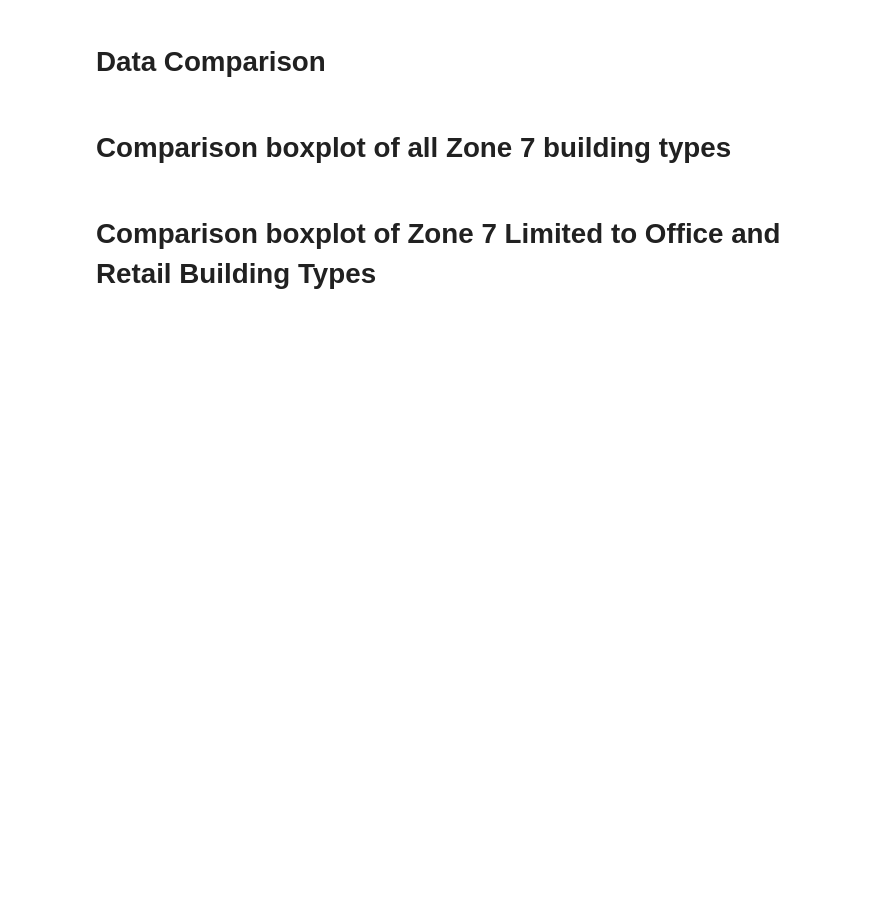
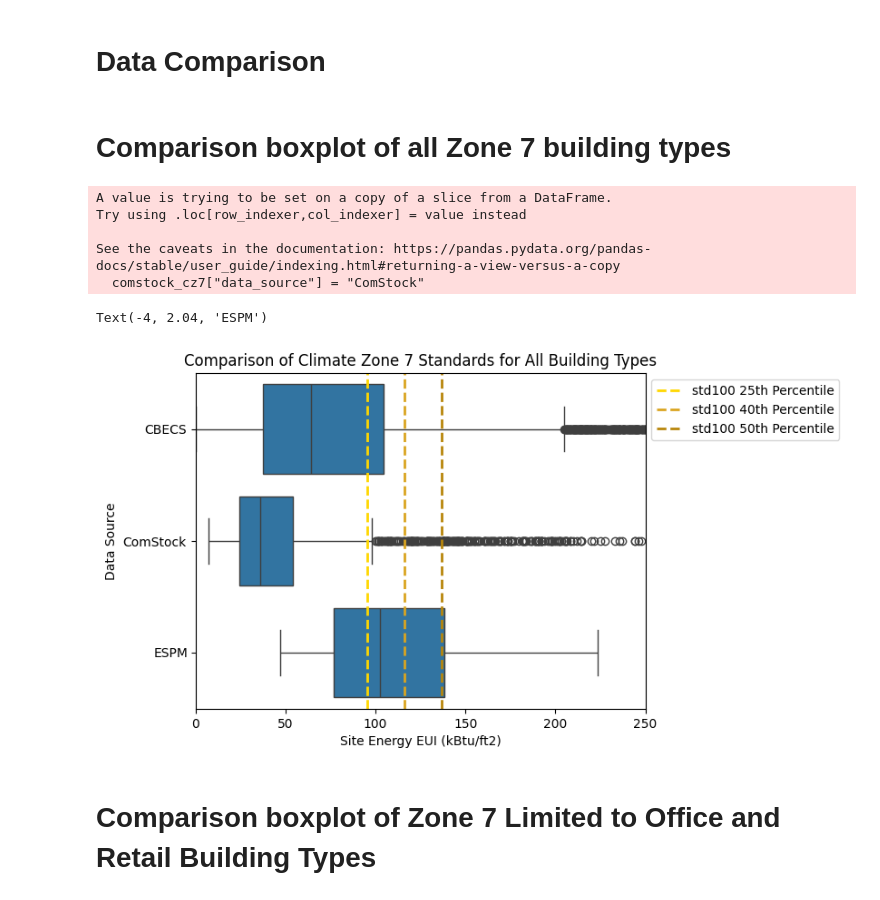
Before and after one commit to SEED-platform/compare-building-data, a Jupyter notebook: analysis.ipynb, the cells around one changed output. Drawn from its saved outputs; the diff is of its cells as text; code cells hidden in the pictures; blank space fills up the shorter version.

```diff
--- a/analysis.ipynb
+++ b/analysis.ipynb
@@ -183,13 +284,13 @@ plt.show()
 # Data Comparison
 # %%
 # Read in std data
-std100_25thPercentile = pd.read_excel(
+std100_25th_percentile = pd.read_excel(
     dataset_path / "std100" / "std100data_percentiles_allclimatezones_allbuildingtypes.xlsx", sheet_name="25thPercentile"
 )
-std100_40thPercentile = pd.read_excel(
+std100_40th_percentile = pd.read_excel(
     dataset_path / "std100" / "std100data_percentiles_allclimatezones_allbuildingtypes.xlsx", sheet_name="40thPercentile"
 )
-std100_50thPercentile = pd.read_excel(
+std100_50th_percentile = pd.read_excel(
     dataset_path / "std100" / "std100data_percentiles_allclimatezones_allbuildingtypes.xlsx", sheet_name="50thPercentile"
 )
 
@@ -206,53 +307,65 @@ espm_data = pd.read_excel(dataset_path / "espm" / "ESPM_allBuildingTypes_AllClim
 #   calculate the total kbtu/ft2 for each building
 #   add in literal column for data_source for union and display in visualization
 #   Filter just to climate zone "Cold or Very Cold" (See lookups.py in the cbecs data folder for additional definitions for different numbers, not the same as climate zone numbers)
 #   Select data needed for union and visualization
 #   Note if needed: PBA is building type
 cbecs2018["EUI _kBTUft2"] = cbecs2018["MFBTU"] / cbecs2018["SQFT"]
 cbecs2018["data_source"] = "CBECS"
 cbecs2018["PUBCLIM"] = 1
-cbecs2018ForComparison = cbecs2018[["data_source", "EUI _kBTUft2"]]
+cbecs2018_for_union = cbecs2018[["data_source", "EUI _kBTUft2"]]
 
 # Comstock Data Handling:
 #   Filter just to climate zone 7 (very cold)
 #   add in literal column for data_source for union and display in visualization
 #   Select data needed for union and visualization
 #   Rename columns for union
 #   Note if needed: in.comstock_building_type is building type for comstock data;
 comstock_cz7 = df_all[df_all["in.ashrae_iecc_climate_zone_2006"].str.contains("7")]
-comstock_cz7["data_source"] = "COMSTOCK"
-comstockForComparison = comstock_cz7[["data_source", "out.site_energy.total.energy_consumption_intensity"]]
-comstockForComparison = comstockForComparison.rename(columns={"out.site_energy.total.energy_consumption_intensity": "EUI _kBTUft2"})
+comstock_cz7["data_source"] = "ComStock"
+comstock_for_union = comstock_cz7[["data_source", "out.site_energy.total.energy_consumption_intensity"]]
+comstock_for_union = comstock_for_union.rename(columns={"out.site_energy.total.energy_consumption_intensity": "EUI _kBTUft2"})
 
 # ESPM Data Handling
-#   add in literal column for data_source for union and display in visualization
 #   Filter just to climate zone 7 (very cold)
-#   Select data needed for union and visualization
-#   Rename columns for union
-espm_data["data_source"] = "ESPM"
 espm_data_cz7 = espm_data[espm_data["ClimateZone"].str.contains("7")]
-espm_dataForComparison = espm_data_cz7[["data_source", "Median"]]
-espm_dataForComparison = espm_dataForComparison.rename(columns={"Median": "EUI _kBTUft2"})
 
-# Union data_sources for visualization
-union_df = pd.concat([cbecs2018ForComparison, comstockForComparison, espm_dataForComparison], ignore_index=True)
+# Union CBECs and ComStock data for visualization
+union_df = pd.concat([cbecs2018_for_union, comstock_for_union], ignore_index=True)
 
-# Create box plot
+# Create box plot for unioned data
 sns.boxplot(data=union_df, x="EUI _kBTUft2", y="data_source")
 
-# Create percentile lines, averaged for all building types in zone 7
-std100_25thPercentile_mean = std100_25thPercentile[7].mean()
-std100_40thPercentile_mean = std100_40thPercentile[7].mean()
-std100_50thPercentile_mean = std100_50thPercentile[7].mean()
+
+#layer in box plot for ESPM data (data in very different format so this step is required to get it to display correctly)
+sns.boxplot(data=[espm_data_cz7["FifthPercentile"].mean(), espm_data_cz7["TwentyFifthPercentile"].mean(), espm_data_cz7["Median"].mean(), espm_data_cz7["SeventyFifthPercentile"].mean(), espm_data_cz7["NinetyFifthPercentile"].mean()], orient="h", color="tab:blue")
 
 
-plt.axvline(std100_25thPercentile_mean, color="r", linestyle="--")
-plt.axvline(std100_40thPercentile_mean, color="g", linestyle="--")
-plt.axvline(std100_50thPercentile_mean, color="b", linestyle="--")
+# Create percentile lines, averaged for all building types in zone 7
+std100_25th_percentile_mean = std100_25th_percentile[7].mean()
+std100_40th_percentile_mean = std100_40th_percentile[7].mean()
+std100_50th_percentile_mean = std100_50th_percentile[7].mean()
+
+plt.axvline(std100_25th_percentile_mean, color="gold", linestyle="--", linewidth = 2, label="std100 25th Percentile")
+plt.axvline(std100_40th_percentile_mean, color="goldenrod", linestyle="--", linewidth = 2, label="std100 40th Percentile")
+plt.axvline(std100_50th_percentile_mean, color="darkgoldenrod", linestyle="--", linewidth = 2, label="std100 50th Percentile")
+
+plt.legend(bbox_to_anchor = (1.0, 1), loc = 'upper left')
 plt.xlabel("Site Energy EUI (kBtu/ft2)")
 plt.ylabel("Data Source")
 plt.title("Comparison of Climate Zone 7 Standards for All Building Types")
 plt.xlim(0, 250)
+
+#Create label for ESPM data
+text_kwargs = dict(ha='right', va='baseline', fontsize=10, color='black')
+plt.text(-4, 2.04, 'ESPM', **text_kwargs)
+# %% [output]
+A value is trying to be set on a copy of a slice from a DataFrame.
+Try using .loc[row_indexer,col_indexer] = value instead
+
+See the caveats in the documentation: https://pandas.pydata.org/pandas-docs/stable/user_guide/indexing.html#returning-a-view-versus-a-copy
+  comstock_cz7["data_source"] = "ComStock"
+Text(-4, 2.04, 'ESPM')
+[figure, added]
 # %% [markdown]
 # Comparison boxplot of Zone 7 Limited to Office and Retail Building Types
 # %%
```
Also changed, not shown: parts of 11 cells of this notebook, 1 other file.
